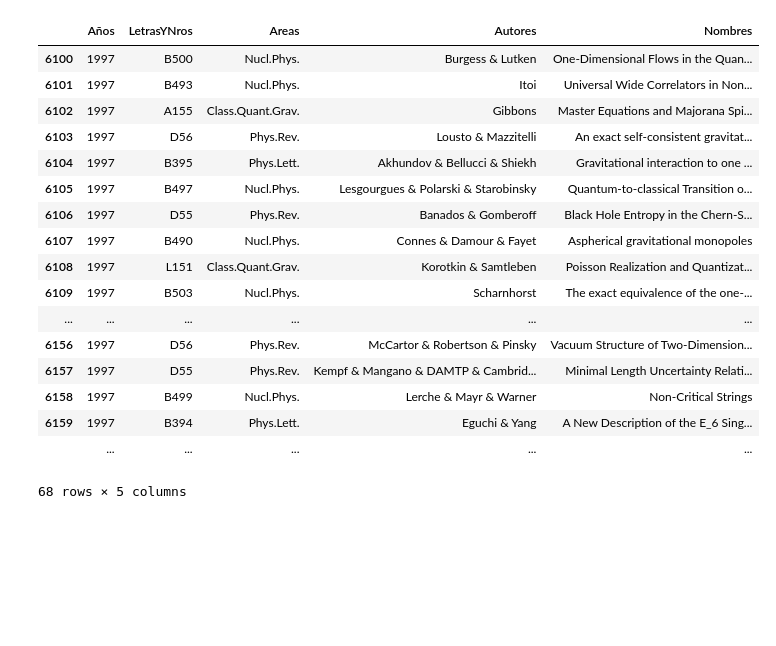
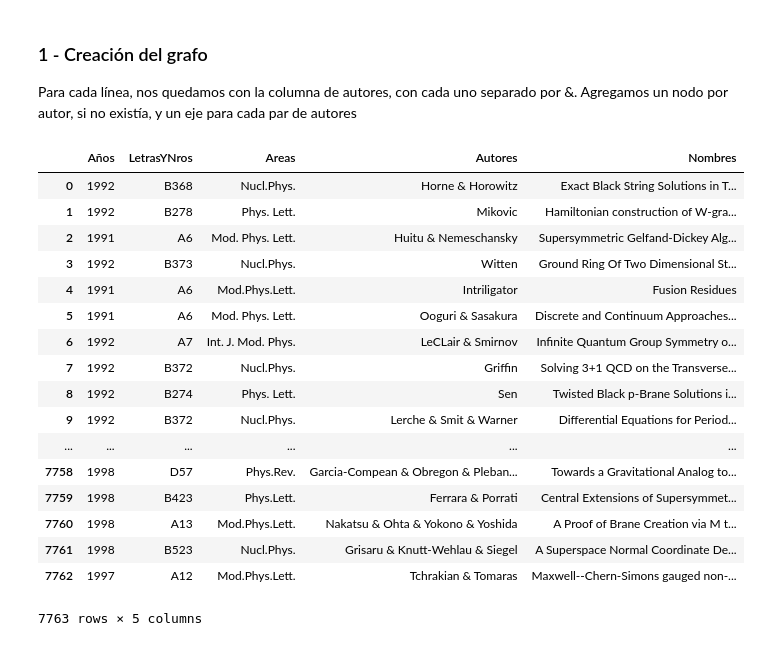
Before and after one commit to fhosen/CienciaDeDatos, a Jupyter notebook: TP4/TP4.ipynb, the cells around one changed output. Drawn from its saved outputs; the diff is of its cells as text; code cells hidden in the pictures; blank space fills up the shorter version.

```diff
--- a/TP4/TP4.ipynb
+++ b/TP4/TP4.ipynb
@@ -6,24 +12,27 @@ import matplotlib.pyplot as plt
+# %% [markdown]
+### 1 - Creación del grafo
+Para cada línea, nos quedamos con la columna de autores, con cada uno separado por &. Agregamos un nodo por autor, si no existía, y un eje para cada par de autores
 # %%
-tuviejanadamas = pd.read_csv("data.csv", names = ["Años", "LetrasYNros", "Areas", "Autores", "Nombres"], error_bad_lines=False)
-tuviejanadamas
+db = pd.read_csv("data.csv", names = ["Años", "LetrasYNros", "Areas", "Autores", "Nombres"], error_bad_lines=False)
+db
 # %% [output]
 |  | Años | LetrasYNros | Areas | Autores | Nombres |
-| 6100 | 1997 | B500 | Nucl.Phys. | Burgess & Lutken | One-Dimensional Flows in the Quan... |
-| 6101 | 1997 | B493 | Nucl.Phys. | Itoi | Universal Wide Correlators in Non... |
-| 6102 | 1997 | A155 | Class.Quant.Grav. | Gibbons | Master Equations and Majorana Spi... |
-| 6103 | 1997 | D56 | Phys.Rev. | Lousto & Mazzitelli | An exact self-consistent gravitat... |
-| 6104 | 1997 | B395 | Phys.Lett. | Akhundov & Bellucci & Shiekh | Gravitational interaction to one ... |
-| 6105 | 1997 | B497 | Nucl.Phys. | Lesgourgues & Polarski & Starobinsky | Quantum-to-classical Transition o... |
-| 6106 | 1997 | D55 | Phys.Rev. | Banados & Gomberoff | Black Hole Entropy in the Chern-S... |
-| 6107 | 1997 | B490 | Nucl.Phys. | Connes & Damour & Fayet | Aspherical gravitational monopoles |
-| 6108 | 1997 | L151 | Class.Quant.Grav. | Korotkin & Samtleben | Poisson Realization and Quantizat... |
-| 6109 | 1997 | B503 | Nucl.Phys. | Scharnhorst | The exact equivalence of the one-... |
+| 0 | 1992 | B368 | Nucl.Phys. | Horne & Horowitz | Exact Black String Solutions in T... |
+| 1 | 1992 | B278 | Phys. Lett. | Mikovic | Hamiltonian construction of W-gra... |
+| 2 | 1991 | A6 | Mod. Phys. Lett. | Huitu & Nemeschansky | Supersymmetric Gelfand-Dickey Alg... |
+| 3 | 1992 | B373 | Nucl.Phys. | Witten | Ground Ring Of Two Dimensional St... |
+| 4 | 1991 | A6 | Mod.Phys.Lett. | Intriligator | Fusion Residues |
+| 5 | 1991 | A6 | Mod. Phys. Lett. | Ooguri & Sasakura | Discrete and Continuum Approaches... |
+| 6 | 1992 | A7 | Int. J. Mod. Phys. | LeCLair & Smirnov | Infinite Quantum Group Symmetry o... |
+| 7 | 1992 | B372 | Nucl.Phys. | Griffin | Solving 3+1 QCD on the Transverse... |
+| 8 | 1992 | B274 | Phys. Lett. | Sen | Twisted Black p-Brane Solutions i... |
+| 9 | 1992 | B372 | Nucl.Phys. | Lerche & Smit & Warner | Differential Equations for Period... |
 | ... | ... | ... | ... | ... | ... |
-| 6156 | 1997 | D56 | Phys.Rev. | McCartor & Robertson & Pinsky | Vacuum Structure of Two-Dimension... |
-| 6157 | 1997 | D55 | Phys.Rev. | Kempf & Mangano & DAMTP & Cambrid... | Minimal Length Uncertainty Relati... |
-| 6158 | 1997 | B499 | Nucl.Phys. | Lerche & Mayr & Warner | Non-Critical Strings |
-| 6159 | 1997 | B394 | Phys.Lett. | Eguchi & Yang | A New Description of the E_6 Sing... |
-|  | ... | ... | ... | ... | ... |
+| 7758 | 1998 | D57 | Phys.Rev. | Garcia-Compean & Obregon & Pleban... | Towards a Gravitational Analog to... |
+| 7759 | 1998 | B423 | Phys.Lett. | Ferrara & Porrati | Central Extensions of Supersymmet... |
+| 7760 | 1998 | A13 | Mod.Phys.Lett. | Nakatsu & Ohta & Yokono & Yoshida | A Proof of Brane Creation via M t... |
+| 7761 | 1998 | B523 | Nucl.Phys. | Grisaru & Knutt-Wehlau & Siegel | A Superspace Normal Coordinate De... |
+| 7762 | 1997 | A12 | Mod.Phys.Lett. | Tchrakian & Tomaras | Maxwell--Chern-Simons gauged non-... |
-68 rows × 5 columns
+7763 rows × 5 columns
 # %%
 def authors_from(index):
```
Also changed, not shown: parts of 16 cells of this notebook.
